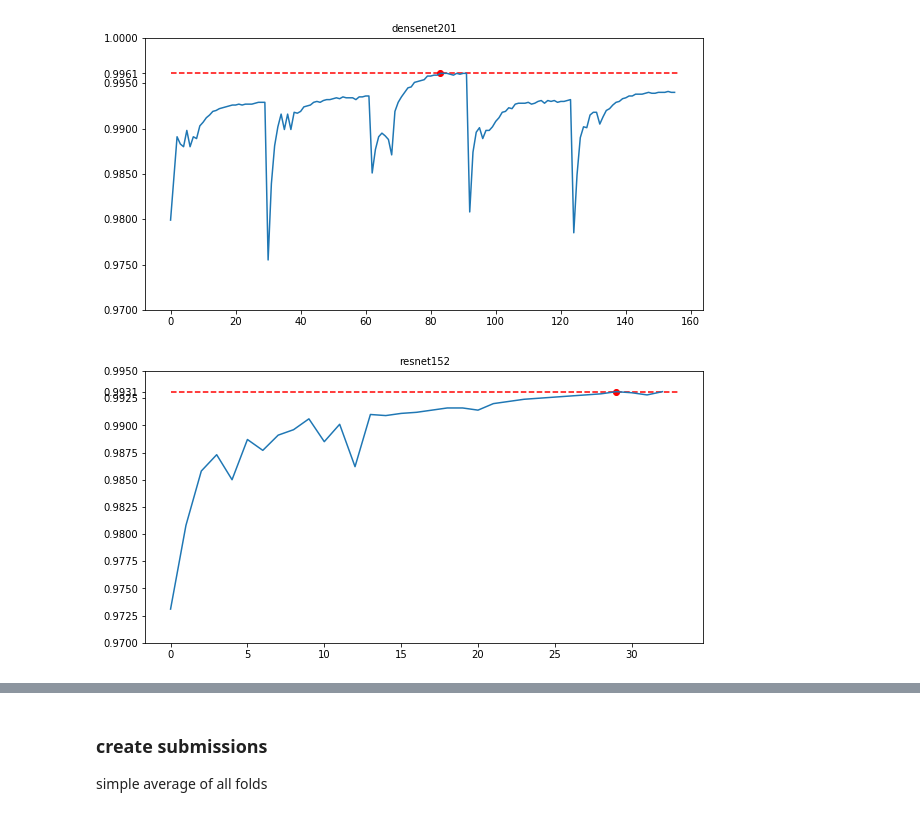
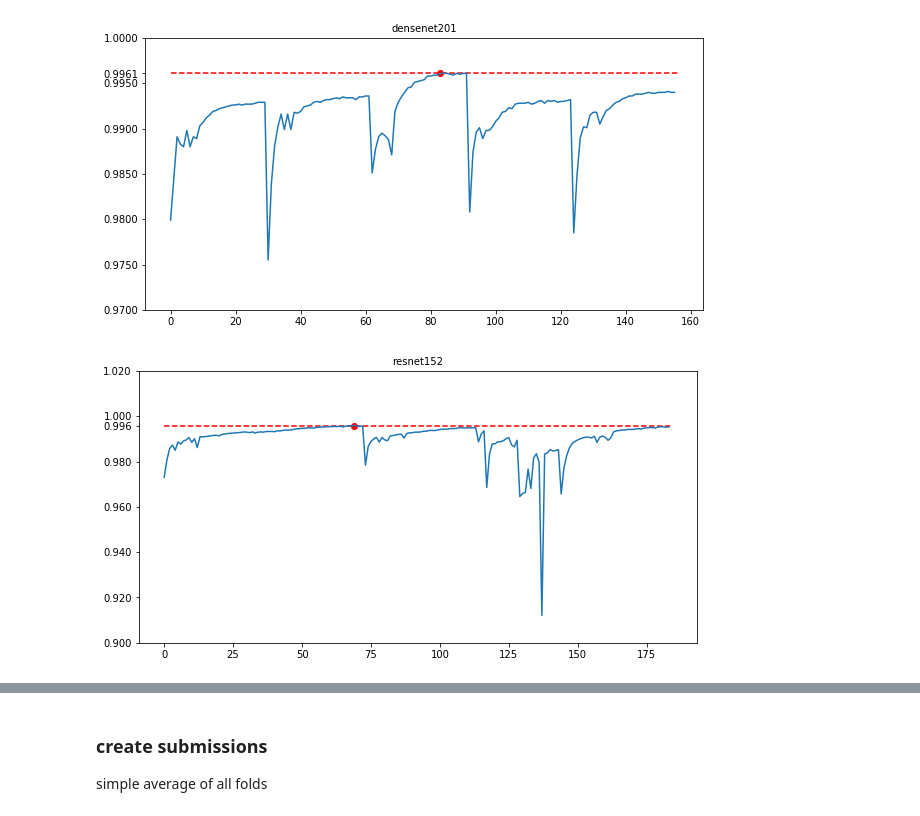
Before and after one commit to KeremTurgutlu/hist_cancer_detection, a Jupyter notebook: post_model_analysis.ipynb, the cells around one changed output, grey strips where cells are left out. Drawn from its saved outputs; the diff is of its cells as text; code cells hidden in the pictures.

```diff
--- a/post_model_analysis.ipynb
+++ b/post_model_analysis.ipynb
@@ -151,0 +163,18 @@ confused_samples_df.confused_probs.hist()
+# %%
+# create preds and submissions directory for the model
+model_name = 'resnet152'
+os.makedirs(path/f'preds/best_of_{model_name}', exist_ok=True)
+os.makedirs(path/f"submissions/best_of_{model_name}", exist_ok=True)
+# %%
+auc = AUC()
+arch = getattr(models, model_name)
+model_name = arch.__name__
+os.makedirs(path/f'models/best_of_{model_name}', exist_ok=True)
+learn_callbacks = [TerminateOnNaNCallback()]
+learn_callback_fns = [partial(EarlyStoppingCallback, monitor='auc', mode='max', patience=2),
+                      partial(SaveModelCallback, monitor='auc', mode='max', every='improvement',
+                              name=f'best_of_{model_name}/fold{fold_num}'),
+                      partial(CSVLogger, filename=f'logs/{model_name}')]
+
+learn = cnn_learner(data=fold_data, base_arch=arch, metrics=[accuracy, auc], callbacks=learn_callbacks,
+                   callback_fns=learn_callback_fns)
@@ -217,4 +256,5 @@ def plot_logs(model_name='densenet201', size=(20,10)):
     plt.yticks(list(plt.yticks()[0]) + [max(metrics)])
     for t in ax.yaxis.get_major_ticks(): t.label.set_fontsize(size[0])
     for t in ax.xaxis.get_major_ticks(): t.label.set_fontsize(size[0])
+    return log_df
 # %%
@@ -222,6 +262,7 @@ plot_logs('densenet201', (10,5))
 # %% [output]
 [figure]
-# %%
-plot_logs('resnet152', (10,5))
-# %% [output]
-[figure, removed]
+# %%
+# Only completed 4 folds ??
+log_df = plot_logs('resnet152', (10,5))
+# %% [output]
+[figure, added]
```
Also changed, not shown: parts of 20 cells of this notebook, 7 other files.
